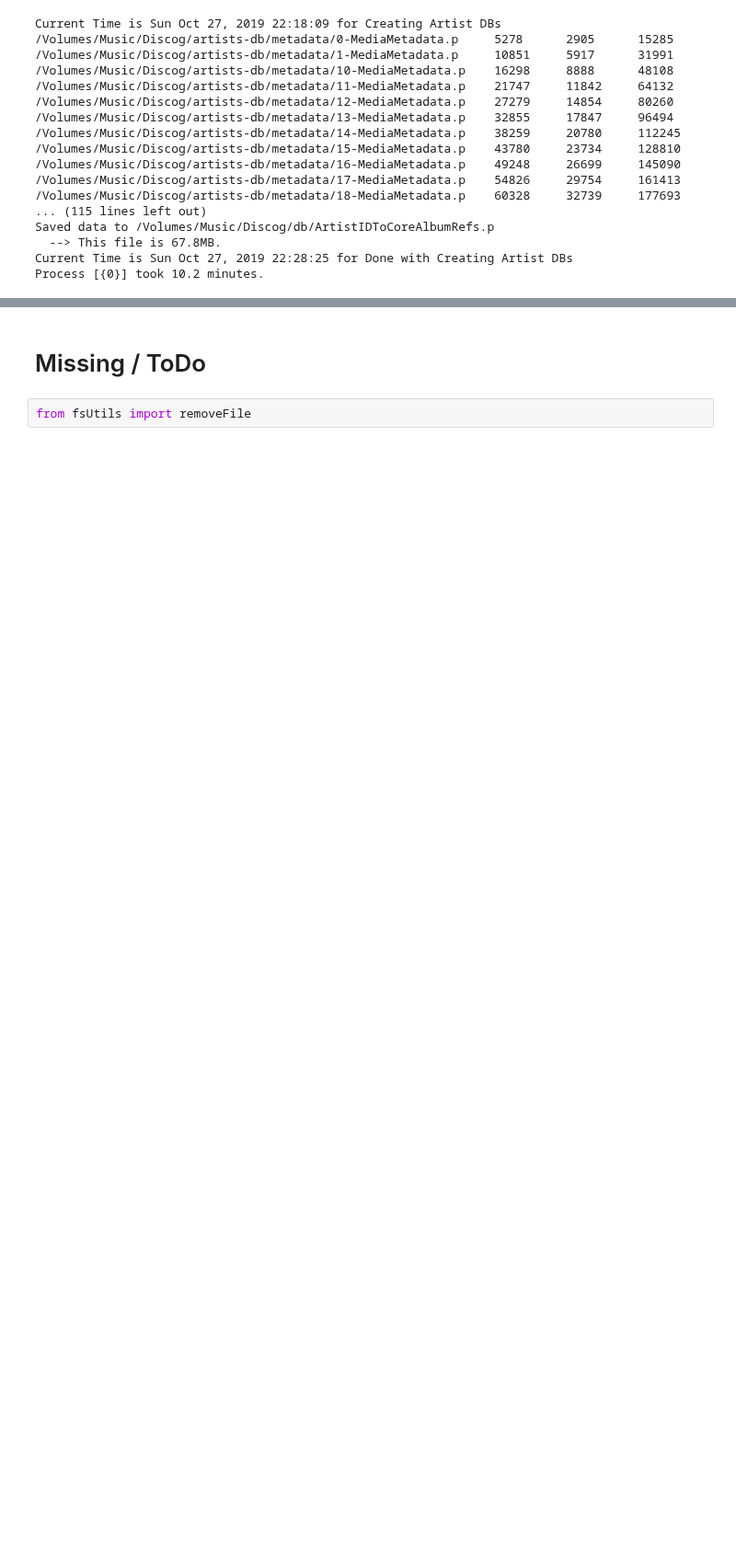
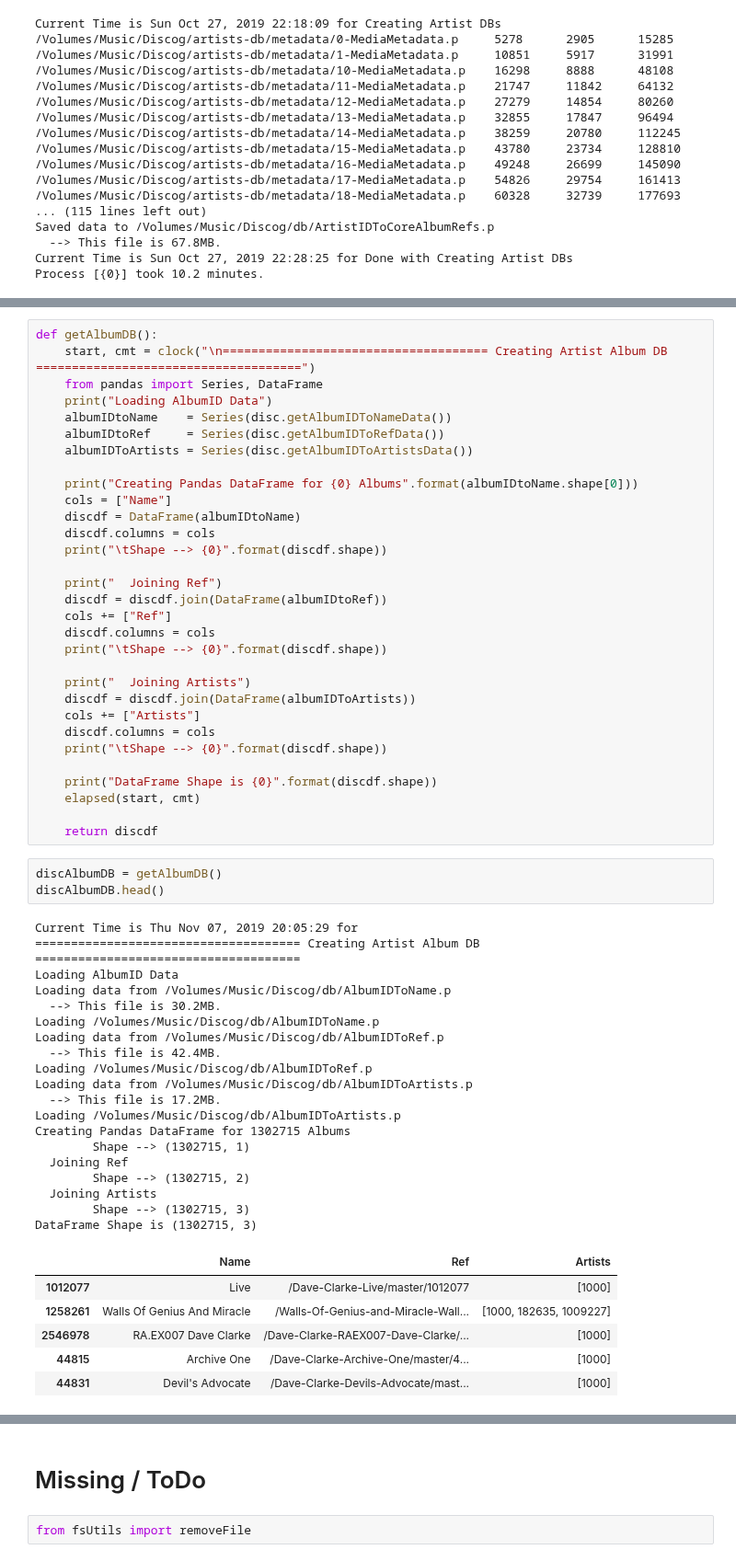
Before and after one commit to tgadf/discogs, a Jupyter notebook: Master DB.ipynb, the cells around one changed output, grey strips where cells are left out. Shown at 92% size. Drawn from its saved outputs; the diff is of its cells as text; blank space fills up the shorter version.

```diff
--- a/Master DB.ipynb
+++ b/Master DB.ipynb
@@ -685,0 +513,60 @@ DataFrame Shape is (544462, 7)
+# %%
+def getAlbumDB():
+    start, cmt = clock("\n===================================== Creating Artist Album DB =====================================")
+    from pandas import Series, DataFrame
+    print("Loading AlbumID Data")
+    albumIDtoName    = Series(disc.getAlbumIDToNameData())
+    albumIDtoRef     = Series(disc.getAlbumIDToRefData())
+    albumIDToArtists = Series(disc.getAlbumIDToArtistsData())
+
+    print("Creating Pandas DataFrame for {0} Albums".format(albumIDtoName.shape[0]))
+    cols = ["Name"]
+    discdf = DataFrame(albumIDtoName)
+    discdf.columns = cols
+    print("\tShape --> {0}".format(discdf.shape))
+
+    print("  Joining Ref")
+    discdf = discdf.join(DataFrame(albumIDtoRef))
+    cols += ["Ref"]
+    discdf.columns = cols
+    print("\tShape --> {0}".format(discdf.shape))
+
+    print("  Joining Artists")
+    discdf = discdf.join(DataFrame(albumIDToArtists))
+    cols += ["Artists"]
+    discdf.columns = cols
+    print("\tShape --> {0}".format(discdf.shape))
+
+    print("DataFrame Shape is {0}".format(discdf.shape))
+    elapsed(start, cmt)
+
+    return discdf
+# %%
+discAlbumDB = getAlbumDB()
+discAlbumDB.head()
+# %% [output]
+Current Time is Thu Nov 07, 2019 20:05:29 for
+===================================== Creating Artist Album DB =====================================
+Loading AlbumID Data
+Loading data from /Volumes/Music/Discog/db/AlbumIDToName.p
+  --> This file is 30.2MB.
+Loading /Volumes/Music/Discog/db/AlbumIDToName.p
+Loading data from /Volumes/Music/Discog/db/AlbumIDToRef.p
+  --> This file is 42.4MB.
+Loading /Volumes/Music/Discog/db/AlbumIDToRef.p
+Loading data from /Volumes/Music/Discog/db/AlbumIDToArtists.p
+  --> This file is 17.2MB.
+Loading /Volumes/Music/Discog/db/AlbumIDToArtists.p
+Creating Pandas DataFrame for 1302715 Albums
+        Shape --> (1302715, 1)
+  Joining Ref
+        Shape --> (1302715, 2)
+  Joining Artists
+        Shape --> (1302715, 3)
+DataFrame Shape is (1302715, 3)
+|  | Name | Ref | Artists |
+| 1012077 | Live | /Dave-Clarke-Live/master/1012077 | [1000] |
+| 1258261 | Walls Of Genius And Miracle | /Walls-Of-Genius-and-Miracle-Wall... | [1000, 182635, 1009227] |
+| 2546978 | RA.EX007 Dave Clarke | /Dave-Clarke-RAEX007-Dave-Clarke/... | [1000] |
+| 44815 | Archive One | /Dave-Clarke-Archive-One/master/4... | [1000] |
+| 44831 | Devil's Advocate | /Dave-Clarke-Devils-Advocate/mast... | [1000] |
```
Also changed, not shown: parts of 40 cells of this notebook.
